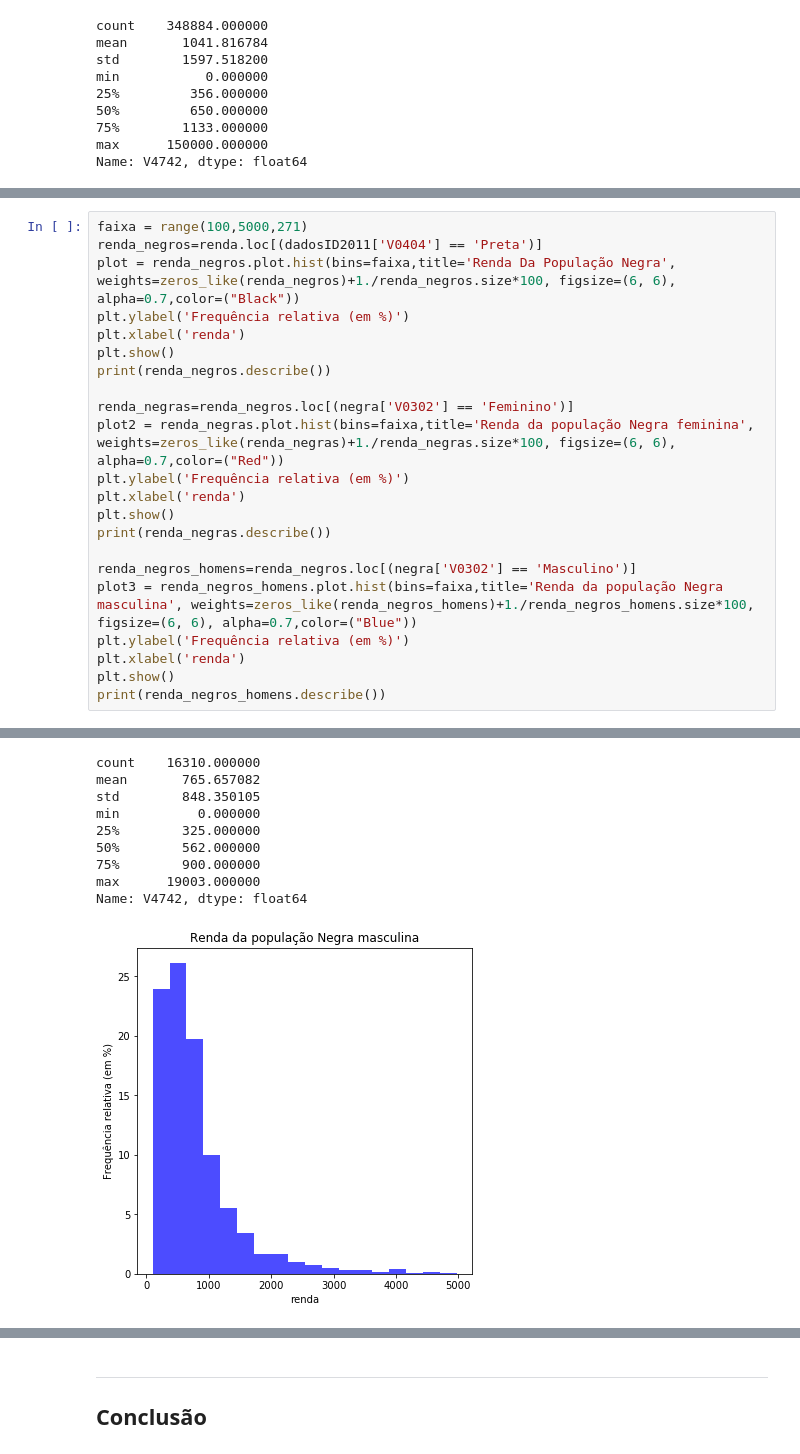
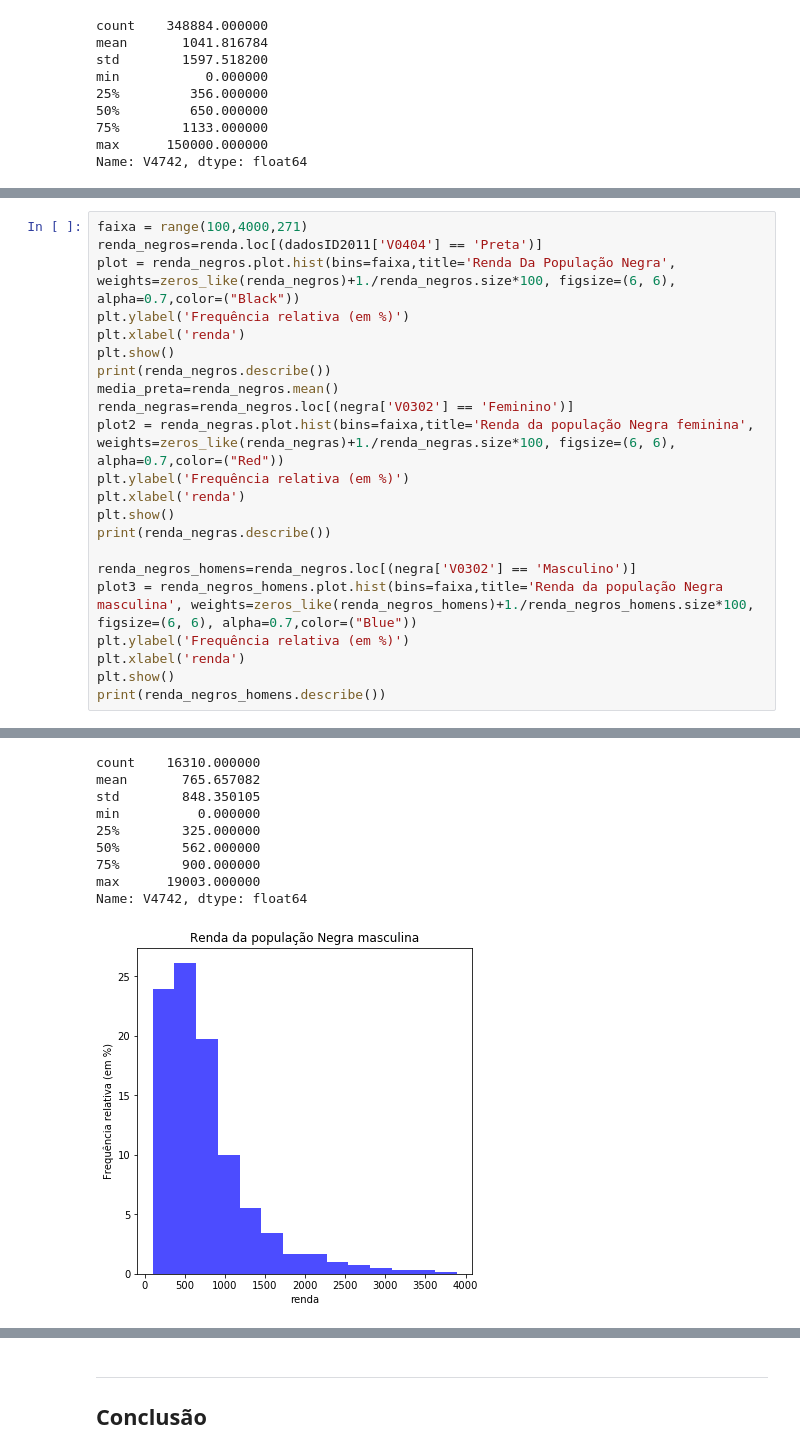
Before and after one commit to leonardoimakuma/cd2018, a Jupyter notebook: Projeto1 2015.ipynb, the cells around one changed output, grey strips where cells are left out. Saved outputs shown, nothing was run; the diff lists cells and outputs as text.

```diff
--- a/Projeto1 2015.ipynb
+++ b/Projeto1 2015.ipynb
@@ -328,14 +292,14 @@ min          0.000000
 max      45000.000000
 Name: V4742, dtype: float64
 # %%
-faixa = range(100,5000,271)
+faixa = range(100,4000,271)
 renda_negros=renda.loc[(dadosID2011['V0404'] == 'Preta')]
 plot = renda_negros.plot.hist(bins=faixa,title='Renda Da População Negra', weights=zeros_like(renda_negros)+1./renda_negros.size*100, figsize=(6, 6), alpha=0.7,color=("Black"))
 plt.ylabel('Frequência relativa (em %)')
 plt.xlabel('renda')
 plt.show()
 print(renda_negros.describe())
-
+media_preta=renda_negros.mean()
 renda_negras=renda_negros.loc[(negra['V0302'] == 'Feminino')]
 plot2 = renda_negras.plot.hist(bins=faixa,title='Renda da população Negra feminina', weights=zeros_like(renda_negras)+1./renda_negras.size*100, figsize=(6, 6), alpha=0.7,color=("Red"))
 plt.ylabel('Frequência relativa (em %)')
@@ -364,13 +328,13 @@ Name: V4742, dtype: float64
 count    16310.000000
 mean       765.657082
 std        848.350105
 min          0.000000
 25%        325.000000
 50%        562.000000
 75%        900.000000
 max      19003.000000
 Name: V4742, dtype: float64
-[figure, old version]
+[figure, new version]
 count    16251.000000
 mean       814.278137
 std        984.243328
```
Also changed, not shown: parts of 14 cells of this notebook.
